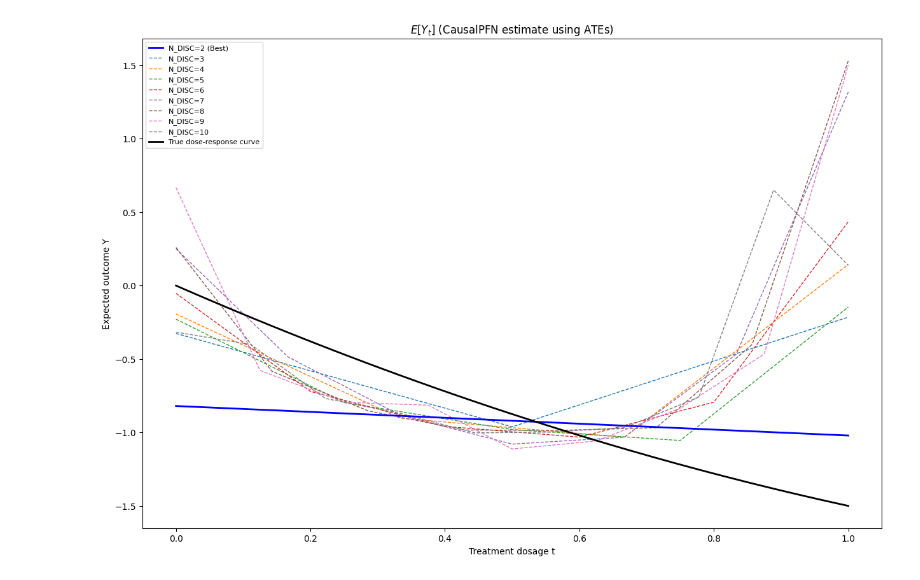
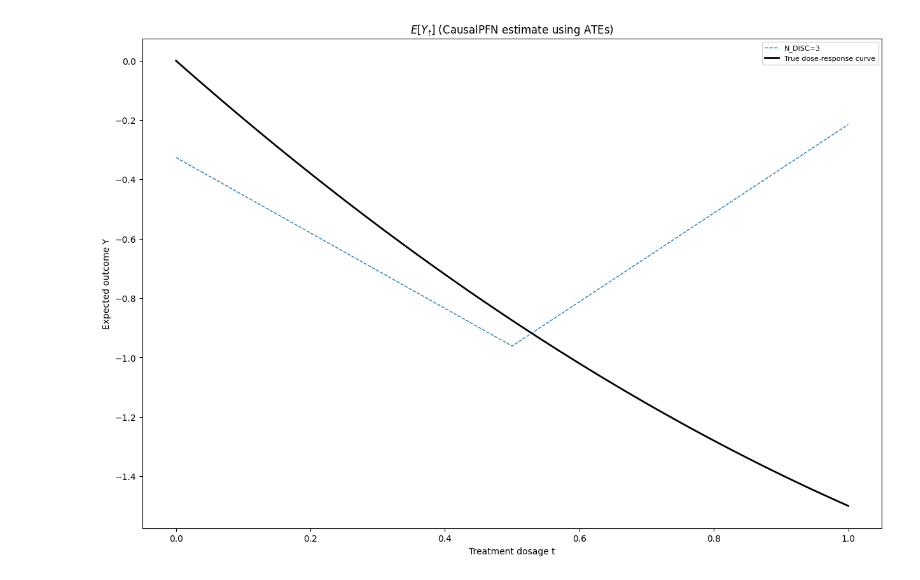
Before and after one commit to chris-L6/CausalPFN, a Jupyter notebook: notebooks/notebook_cepo_figuring_out.ipynb, the cells around one changed output. Saved outputs shown, nothing was run; the diff lists cells and outputs as text; code cells hidden in the pictures.

Commit message:
cepo testing

```diff
--- a/notebooks/notebook_cepo_figuring_out.ipynb
+++ b/notebooks/notebook_cepo_figuring_out.ipynb
@@ -16,7 +17,7 @@ from functools import reduce
 device = torch.device("cuda:0" if torch.cuda.is_available() else "cpu")
 # %%
 ## MAIN HYPERPARAMETER
-N_DISC_VALUES = [2, 3, 4, 5, 6, 7, 8, 9, 10]
+N_DISC_VALUES = [2, 3]
 
 ## Main body
 # Discretization function
@@ -110,3 +115,27 @@ N_DISC: 10
 # %%
 # epos = [(mu_t0, mu_t1), (mu_t1, mu_t2), (mu_t2, mu_t3)]
 # Take the first tuple whole, then just the second entry in the remaining tuples
+# %%
+epos = list_of_epos[1][1] # epos we want to visualize
+ates = list_of_ates[1][1] # ates we want to visualize
+col_names = ["mu_0_est", "mu_0.5_est", "mu_1_est", "ATE from _predict_cepo", "ATE from estimate_ate"]
+row_names = ["[0, 0.5]", "[0.5, 1]"]
+df = pd.DataFrame("NA", index=row_names, columns=col_names)
+discrete_treatment_levels = [0, 0.5, 1]
+intermediate_treatment_levels = discrete_treatment_levels[1:-1]
+df.loc["[0, 0.5]", "mu_0_est"] = epos[0][0]
+df.loc["[0.5, 1]", "mu_1_est"] = epos[-1][-1]
+for i in range(0, len(intermediate_treatment_levels)):
+    row_1 = f"[{discrete_treatment_levels[i]}, {discrete_treatment_levels[i + 1]}]"
+    row_2 = f"[{discrete_treatment_levels[i + 1]}, {discrete_treatment_levels[i + 2]}]"
+    col = f"mu_{intermediate_treatment_levels[i]}_est"
+    df.loc[row_1, col] = epos[i][1]
+    df.loc[row_2, col] = epos[i + 1][0]
+
+for i in range(len(discrete_treatment_levels) - 1):
+    left = df.loc[row_names[i], f"mu_{discrete_treatment_levels[i]}_est"]
+    right = df.loc[row_names[i], f"mu_{discrete_treatment_levels[i + 1]}_est"]
+    df.loc[row_names[i], "ATE from _predict_cepo"] = right - left
+    df.loc[row_names[i], "ATE from estimate_ate"] = ates[i]
+
+df
@@ -148,26 +194,26 @@ df.plot.bar(rot=0, title="RMSE of different choices of N_DISC", xlabel="N_DISC",
 # %%
 fig = plt.figure(figsize=(15, 10))
 
 # Plot predictions
 
-for N_DISC, epos in list_of_epos:
+for N_DISC, epos in list_of_epos[1:2]:
     epos_to_plot = [epos[0][0], epos[0][1]] + [mu_1 for (mu_0, mu_1) in epos[1:]]
     if df.loc[N_DISC, "RMSE"] == df.min().values: # Emphasize best prediction
         plt.plot(np.linspace(0.0, 1.0, N_DISC), epos_to_plot, '-', linewidth=2,
                  label=f"N_DISC={N_DISC} (Best)", c="blue", zorder=14)
     else:
         plt.plot(np.linspace(0.0, 1.0, N_DISC), epos_to_plot, '--', linewidth=1,
                  label=f"N_DISC={N_DISC}")
 
 # True dose-response curve
 plt.plot(np.linspace(0.0, 1.0, 100), drf(np.linspace(0.0, 1.0, 100)),
          label="True dose-response curve", linewidth=2, c='k', zorder=15)
 
 plt.title("$E[Y_t]$ (CausalPFN estimate using ATEs)") # Note E[Y_t] = E[Y | do(T = t)]
 plt.xlabel("Treatment dosage t")
 plt.ylabel("Expected outcome Y")
 
 plt.legend(fontsize=8)
 plt.show()
 # %% [output]
-[figure, old version]
+[figure, new version]
```
Also changed, not shown: parts of 6 cells of this notebook, 2 other files.
